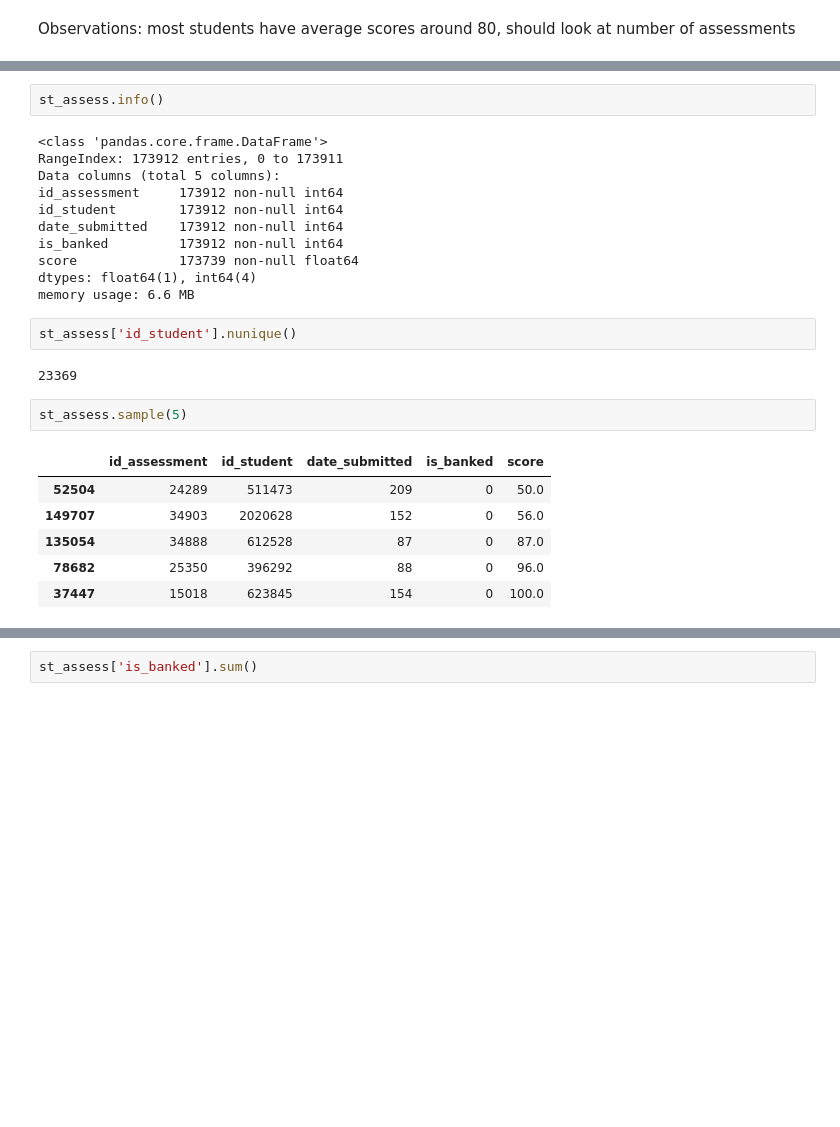
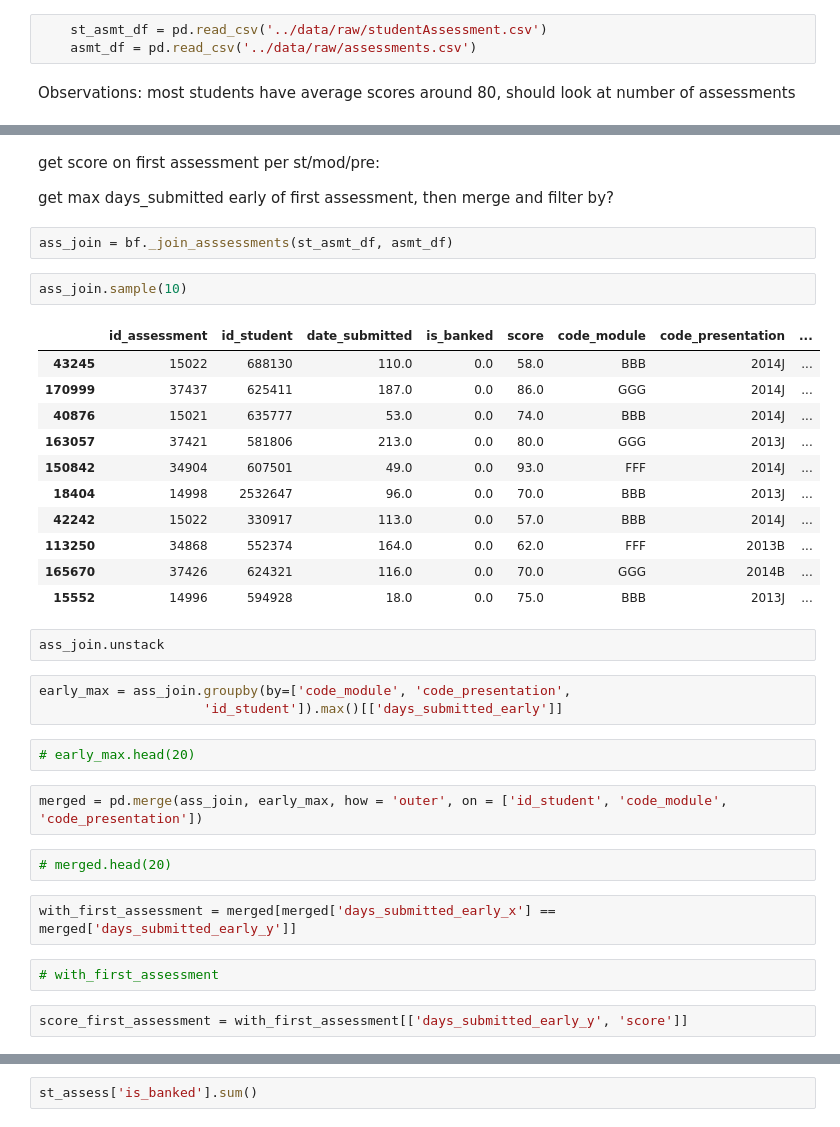
Before and after one commit to jeremymiller00/Predicting-Success-in-Online-Education, a Jupyter notebook: notebooks/exploring_student_assessment.ipynb, the cells around one changed output, grey strips where cells are left out. Drawn from its saved outputs; the diff is of its cells as text; blank space fills up the shorter version.

```diff
--- a/notebooks/exploring_student_assessment.ipynb
+++ b/notebooks/exploring_student_assessment.ipynb
@@ -16,4 +26,7 @@ plt.ion()
 # %%
 import altair
+# %%
+    st_asmt_df = pd.read_csv('../data/raw/studentAssessment.csv')
+    asmt_df = pd.read_csv('../data/raw/assessments.csv')
 # %% [markdown]
 Observations: most students have average scores around 80, should look at number of assessments
@@ -24,26 +33,37 @@ st_assess = pd.read_csv('studentAssessment.csv')
-# %%
-st_assess.info()
-# %% [output]
-<class 'pandas.core.frame.DataFrame'>
-RangeIndex: 173912 entries, 0 to 173911
-Data columns (total 5 columns):
-id_assessment     173912 non-null int64
-id_student        173912 non-null int64
-date_submitted    173912 non-null int64
-is_banked         173912 non-null int64
-score             173739 non-null float64
-dtypes: float64(1), int64(4)
-memory usage: 6.6 MB
-# %%
-st_assess['id_student'].nunique()
-# %% [output]
-23369
-# %%
-st_assess.sample(5)
-# %% [output]
-|  | id_assessment | id_student | date_submitted | is_banked | score |
-| 52504 | 24289 | 511473 | 209 | 0 | 50.0 |
-| 149707 | 34903 | 2020628 | 152 | 0 | 56.0 |
-| 135054 | 34888 | 612528 | 87 | 0 | 87.0 |
-| 78682 | 25350 | 396292 | 88 | 0 | 96.0 |
-| 37447 | 15018 | 623845 | 154 | 0 | 100.0 |
+# %% [markdown]
+get score on first assessment per st/mod/pre:
+
+get max days_submitted early of first assessment, then merge and filter by?
+# %%
+ass_join = bf._join_asssessments(st_asmt_df, asmt_df)
+# %%
+ass_join.sample(10)
+# %% [output]
+|  | id_assessment | id_student | date_submitted | is_banked | score | code_module | code_presentation | ... |
+| 43245 | 15022 | 688130 | 110.0 | 0.0 | 58.0 | BBB | 2014J | ... |
+| 170999 | 37437 | 625411 | 187.0 | 0.0 | 86.0 | GGG | 2014J | ... |
+| 40876 | 15021 | 635777 | 53.0 | 0.0 | 74.0 | BBB | 2014J | ... |
+| 163057 | 37421 | 581806 | 213.0 | 0.0 | 80.0 | GGG | 2013J | ... |
+| 150842 | 34904 | 607501 | 49.0 | 0.0 | 93.0 | FFF | 2014J | ... |
+| 18404 | 14998 | 2532647 | 96.0 | 0.0 | 70.0 | BBB | 2013J | ... |
+| 42242 | 15022 | 330917 | 113.0 | 0.0 | 57.0 | BBB | 2014J | ... |
+| 113250 | 34868 | 552374 | 164.0 | 0.0 | 62.0 | FFF | 2013B | ... |
+| 165670 | 37426 | 624321 | 116.0 | 0.0 | 70.0 | GGG | 2014B | ... |
+| 15552 | 14996 | 594928 | 18.0 | 0.0 | 75.0 | BBB | 2013J | ... |
+# %%
+ass_join.unstack
+# %%
+early_max = ass_join.groupby(by=['code_module', 'code_presentation',
+                     'id_student']).max()[['days_submitted_early']]
+# %%
+# early_max.head(20)
+# %%
+merged = pd.merge(ass_join, early_max, how = 'outer', on = ['id_student', 'code_module', 'code_presentation'])
+# %%
+# merged.head(20)
+# %%
+with_first_assessment = merged[merged['days_submitted_early_x'] == merged['days_submitted_early_y']]
+# %%
+# with_first_assessment
+# %%
+score_first_assessment = with_first_assessment[['days_submitted_early_y', 'score']]
```
Also changed, not shown: parts of 13 cells of this notebook, 2 other files.
